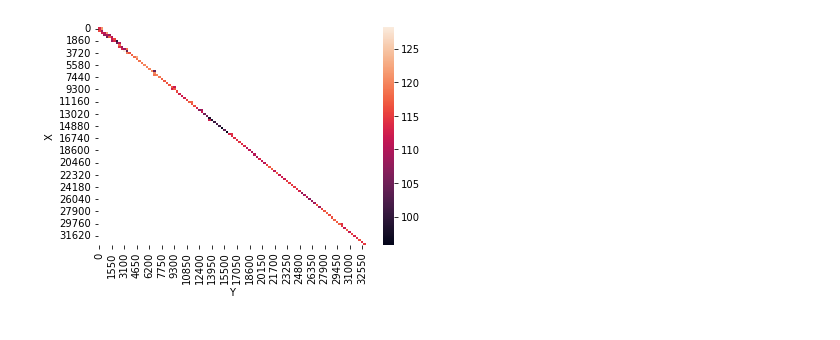
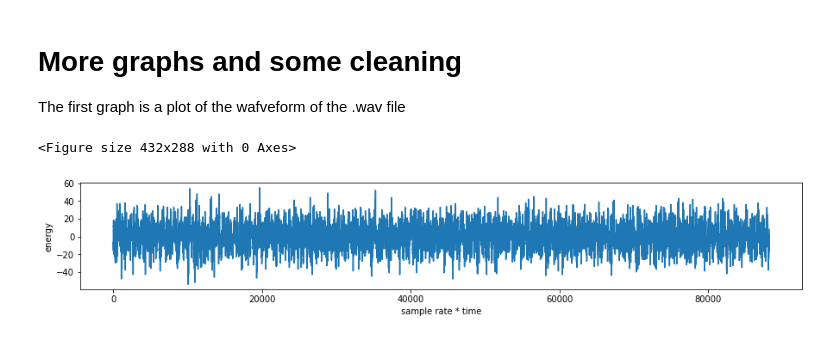
Before and after one commit to putmanj00/LookingAtSound, a Jupyter notebook: viewTheSound.ipynb, the cells around one changed output. Saved outputs shown, nothing was run; the diff lists cells and outputs as text; code cells hidden in the pictures.

```diff
--- a/viewTheSound.ipynb
+++ b/viewTheSound.ipynb
@@ -25,29 +42,27 @@ pl.show()
-# %%
-# Obtain frequency data for left and right speakers
-left_freq=abs(data[:,0])
-right_freq=abs(data[:,1])
-# Obtain power data
-power = 20*np.log10(np.abs(np.fft.rfft(data[:, 0])))
-# Ensure all data sets are same size
-def altElement(a):
-     return a[::2]
-left_freq_mod=altElement(left_freq)
-right_freq_mod=altElement(right_freq)
-power_mod=power[:-1]
-# Split frequency data into buckets to make heatmap more easily visible
-# And create single dataframe with all necessary information together
-def myround(x, base=310):
-    return base * round(x/base)
-X = list(map(lambda x: myround(x), left_freq_mod))
-Y = list(map(lambda x: myround(x), right_freq_mod))
-Z = list(power_mod)
-heatmap_df = pd.DataFrame({'X': X, 'Y': Y, 'Z': Z})
-# Filter out duplicate data and prepare dataframe for graphing
-heatmap_df['tuples'] = heatmap_df['X'].astype(str)+heatmap_df['Y'].astype(str)
-heatmap_df=heatmap_df.drop_duplicates(subset='tuples', keep="first")
-heatmap_df=heatmap_df[["X", "Y", "Z"]]
-data_pivoted = heatmap_df.pivot("X", "Y", "Z")
-# Graph heatmap
-ax = sns.heatmap(data_pivoted)
-# %% [output]
-[figure, removed]
+# %% [markdown]
+# More graphs and some cleaning
+The first graph is a plot of the wafveform of the .wav file
+# %%
+import wave
+import matplotlib.pyplot as plt
+
+signal_wave = wave.open('test5.wav', 'r')
+sample_rate = 44100
+sig = np.frombuffer(signal_wave.readframes(sample_rate), dtype=np.int16)
+# Update to sig[1000:2000] or something like that to take segments of wav file
+full_sig = sig[:]
+trim_sig = sig[:4200]
+# stero channel 1 and 2
+left, right = data[1::2], data[1::2]
+plt.figure(1)
+plt.figure(figsize=(15, 5))
+
+plot_a = plt.subplot(211)
+plot_a.plot(full_sig)
+plot_a.set_xlabel('sample rate * time')
+plot_a.set_ylabel('energy')
+
+plt.show()
+# %% [output]
+<Figure size 432x288 with 0 Axes>
+[figure, added]
```
Also changed, not shown: parts of 14 cells of this notebook, 3 other files.
